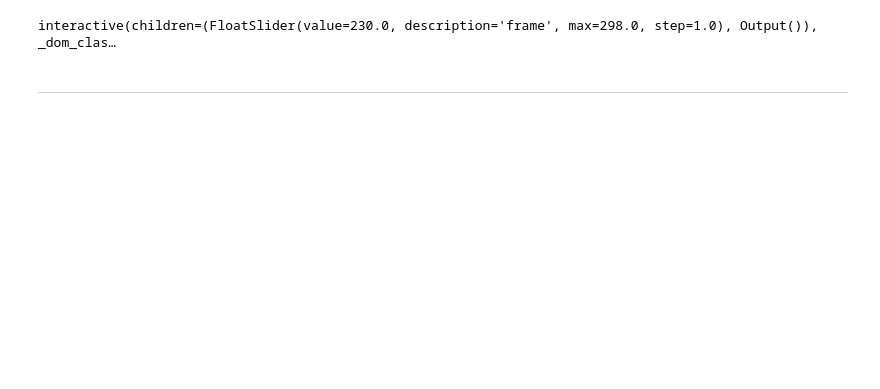
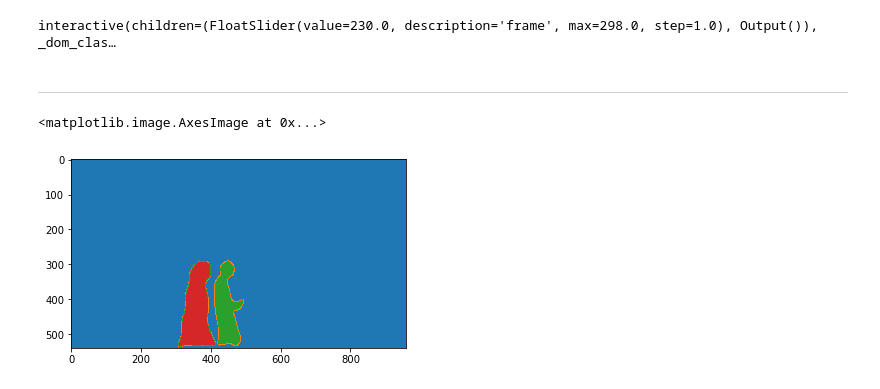
Before and after one commit to rederoth/ScanDy, a Jupyter notebook: examples/interactive_guide.ipynb, the cells around one changed output. Cells and saved outputs as stored; diff of their text form; code cells hidden in the pictures; blank space fills up the shorter version.

```diff
--- a/examples/interactive_model_visu.ipynb
+++ b/examples/interactive_guide.ipynb
@@ -71,10 +95,3 @@ axs[1,1].imshow(high_level_features, cmap='inferno'); axs[1,1].set(title='High-l
 fig.tight_layout(); plt.show()
 # %% [output]
 [figure]
-# %%
-vidframe = VidCom.load_videoframes(video)[frame+1]
-objects = VidCom.load_objectmasks(video)[frame]
-plt.figure(figsize=(12,8))
-plt.imshow(vidframe)
-#plt.imshow(objects, alpha=0.5)
-plt.axis('off')
@@ -373,10 +392,10 @@ $$
 gaze_loc = [400, 350]
 assert frame == 230, f"Frame was changed to {frame} in previous cell, should be 230!"
 # preload features
-low_level_features = VidCom.load_featuremaps(video, 'molin', centerbias=None)[frame]
-high_level_features = VidCom.load_featuremaps(video, 'TASEDnet', centerbias=None)[frame]
-low_level_features_with_cb = VidCom.load_featuremaps(video, 'molin', centerbias='anisotropic_default')[frame]
-high_level_features_with_cb = VidCom.load_featuremaps(video, 'TASEDnet', centerbias='anisotropic_default')[frame]
+# low_level_features = VidCom.load_featuremaps(video, 'molin', centerbias=None)[frame]
+# high_level_features = VidCom.load_featuremaps(video, 'TASEDnet', centerbias=None)[frame]
+# low_level_features_with_cb = VidCom.load_featuremaps(video, 'molin', centerbias='anisotropic_default')[frame]
+# high_level_features_with_cb = VidCom.load_featuremaps(video, 'TASEDnet', centerbias='anisotropic_default')[frame]
 
 
 def loc_evidence(features, center_bias, att_dva, ior_dva, ior_decay, ddm_thres, ddm_sig):
@@ -596,3 +610,9 @@ ipyw.interactive(decision_variable_obj,
 interactive(children=(FloatSlider(value=230.0, description='frame', max=298.0, step=1.0), Output()), _dom_clas…
 # %% [markdown]
 ---
+# %%
+# define a colormap with the matplotlib default colors
+plt.imshow(object_maps[230], cmap='tab10', vmax=10)
+# %% [output]
+<matplotlib.image.AxesImage at 0x...>
+[figure, added]
```
Also changed, not shown: parts of 24 cells of this notebook, 6 other files.
